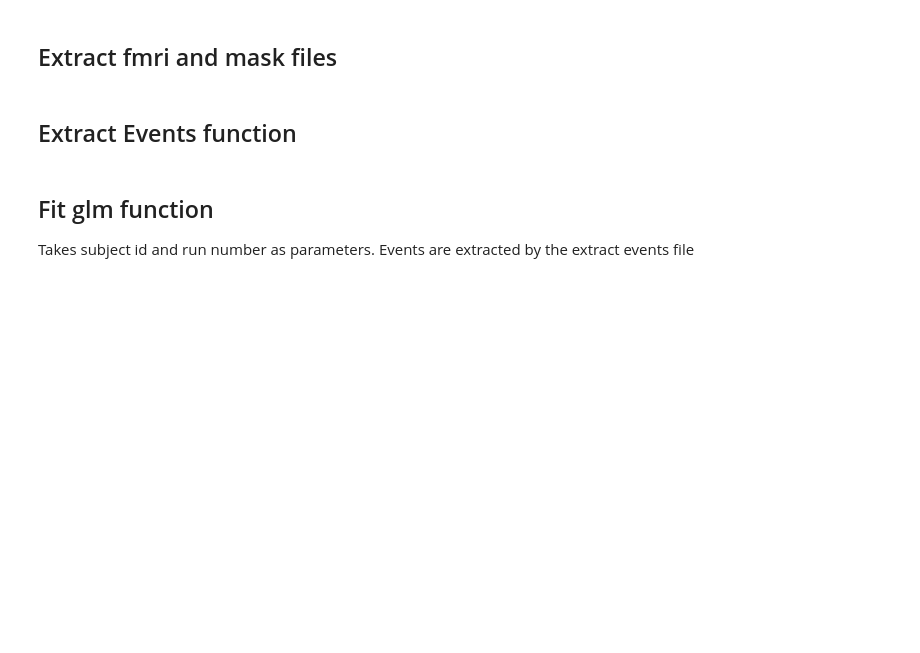
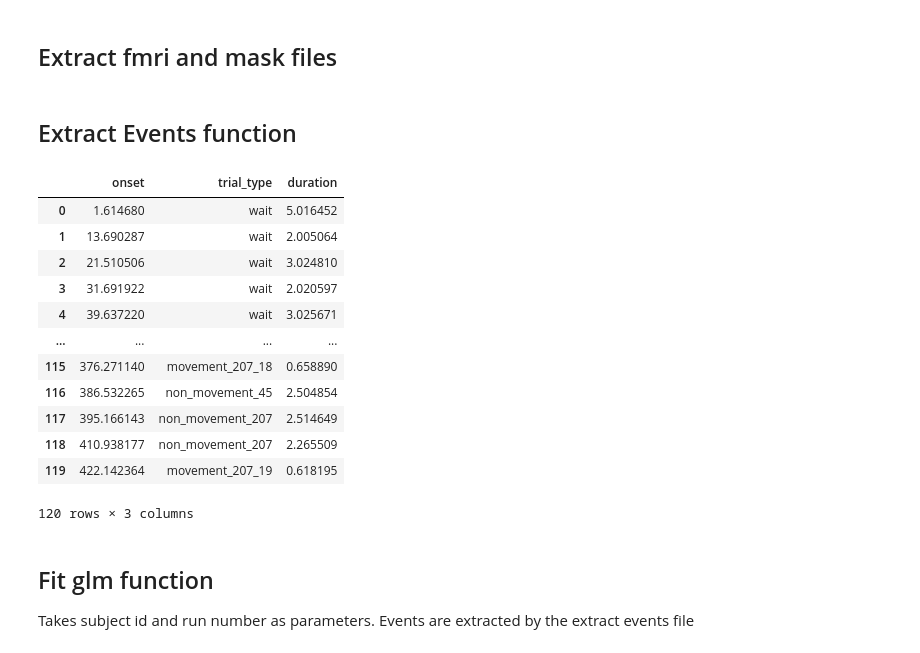
Before and after one commit to tejas-savalia/fmri_project, a Jupyter notebook: glm_analyses.ipynb, the cells around one changed output. Drawn from its saved outputs; the diff is of its cells as text; code cells hidden in the pictures; blank space fills up the shorter version.

```diff
--- a/glm_analyses.ipynb
+++ b/glm_analyses.ipynb
@@ -18,19 +41,21 @@ import seaborn as sns
 # %% [markdown]
 ## Extract fmri and mask files
 # %%
-subject_id = '20'
-fmri_image = list()
-mask_image = list()
-for run in range(1, 11):
-    if run%2 == 0:
-        task = 'rotate'
-    else:
-        task = 'straight'
-    fmri_file = f"data/derivatives/sub-{subject_id}/func/sub-{subject_id}_task-{task}_run-{run}_space-MNI152NLin2009cAsym_desc-preproc_bold.nii.gz"
-    fmri_image.append(fmri_file)
-    mask_file = f"data/derivatives/sub-{subject_id}/func/sub-{subject_id}_task-{task}_run-{run}_space-MNI152NLin2009cAsym_desc-brain_mask.nii.gz"
-    mask_image.append(mask_file)
-anat_image = f"data/derivatives/sub-{subject_id}/anat/sub-{subject_id}_space-MNI152NLin2009cAsym_desc-preproc_T1w.nii.gz"
+subject_id = '01'
+def get_fmri_files(subject_id):
+    fmri_image = list()
+    mask_image = list()
+    for run in range(1, 11):
+        if run%2 == 0:
+            task = 'rotate'
+        else:
+            task = 'straight'
+        fmri_file = f"data/derivatives/sub-{subject_id}/func/sub-{subject_id}_task-{task}_run-{run}_space-MNI152NLin2009cAsym_desc-preproc_bold.nii.gz"
+        fmri_image.append(fmri_file)
+        mask_file = f"data/derivatives/sub-{subject_id}/func/sub-{subject_id}_task-{task}_run-{run}_space-MNI152NLin2009cAsym_desc-brain_mask.nii.gz"
+        mask_image.append(mask_file)
+    anat_image = f"data/derivatives/sub-{subject_id}/anat/sub-{subject_id}_space-MNI152NLin2009cAsym_desc-preproc_T1w.nii.gz"
+    return fmri_image, mask_image, anat_image
 # %% [markdown]
 ## Extract Events function
 # %%
@@ -69,3 +99,19 @@ def get_events_file(subject_id, run):
+# %%
+events
+# %% [output]
+|  | onset | trial_type | duration |
+| 0 | 1.614680 | wait | 5.016452 |
+| 1 | 13.690287 | wait | 2.005064 |
+| 2 | 21.510506 | wait | 3.024810 |
+| 3 | 31.691922 | wait | 2.020597 |
+| 4 | 39.637220 | wait | 3.025671 |
+| ... | ... | ... | ... |
+| 115 | 376.271140 | movement_207_18 | 0.658890 |
+| 116 | 386.532265 | non_movement_45 | 2.504854 |
+| 117 | 395.166143 | non_movement_207 | 2.514649 |
+| 118 | 410.938177 | non_movement_207 | 2.265509 |
+| 119 | 422.142364 | movement_207_19 | 0.618195 |
+120 rows × 3 columns
 # %% [markdown]
 ## Fit glm function
 Takes subject id and run number as parameters.
```
Also changed, not shown: parts of 15 cells of this notebook, 10 other files.
